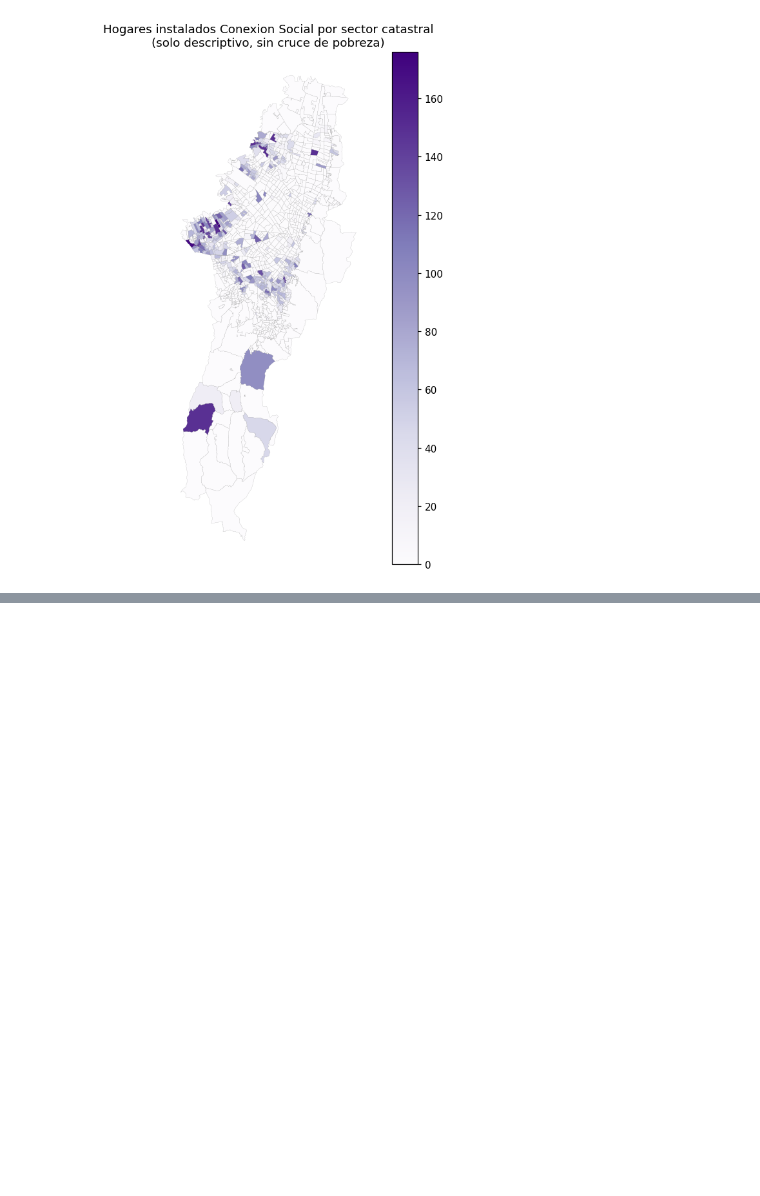
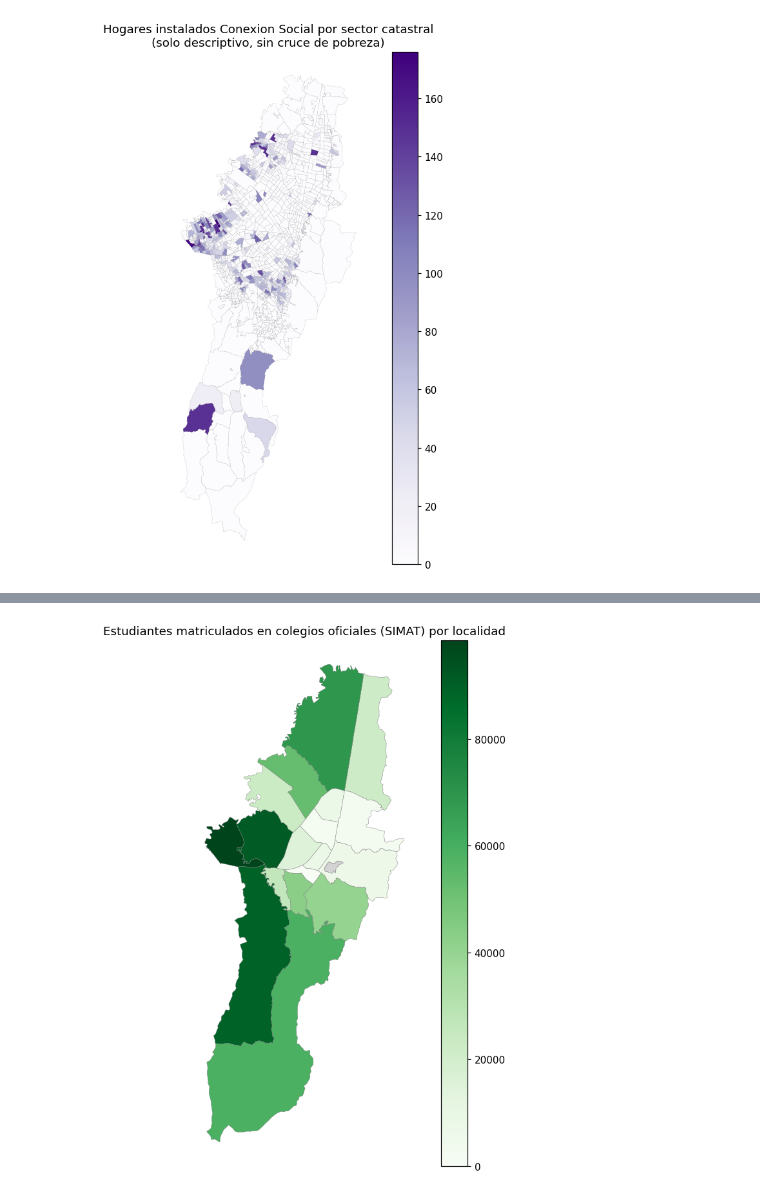
Before and after one commit to jestupinan5/DataJam---Conexi-n-Social-Integraci-n-Social, a Jupyter notebook: notebooks/01_analisis_espacial_conexion_social.ipynb, the cells around one changed output, grey strips where cells are left out. Saved outputs shown, nothing was run; the diff lists cells and outputs as text; code cells hidden in the pictures; blank space fills up the shorter version.

```diff
--- a/notebooks/01_analisis_espacial_conexion_social.ipynb
+++ b/notebooks/01_analisis_espacial_conexion_social.ipynb
@@ -613,0 +680,18 @@ Seccion pendiente de activar cuando se disponga del archivo SIMAT.
+# %%
+comparacion_localidad = cruce_localidad.merge(
+    estudiantes_localidad[["LOC_KEY", "estudiantes_oficiales"]], on="LOC_KEY", how="left"
+)
+comparacion_localidad["estudiantes_oficiales"] = comparacion_localidad["estudiantes_oficiales"].fillna(0)
+comparacion_localidad["cobertura_cs_por_1000_estudiantes"] = (
+    comparacion_localidad["hogares_cs"] / comparacion_localidad["estudiantes_oficiales"] * 1000
+).replace([np.inf, -np.inf], np.nan)
+
+comparacion_localidad.drop(columns="LOC_KEY").to_csv(
+    OUT_TABLES / "comparacion_ipm_cs_simat_localidad.csv", index=False
+)
+
+corr_ipm_simat = comparacion_localidad[["pct_pobreza_ipm", "estudiantes_oficiales"]].corr(method="spearman").iloc[0, 1]
+corr_cs_simat = comparacion_localidad[["hogares_cs", "estudiantes_oficiales"]].corr(method="spearman").iloc[0, 1]
+print(f"Correlacion de Spearman (pobreza IPM vs. estudiantes oficiales) por localidad: {corr_ipm_simat:.2f}")
+print(f"Correlacion de Spearman (hogares CS vs. estudiantes oficiales) por localidad: {corr_cs_simat:.2f}")
+comparacion_localidad.sort_values("estudiantes_oficiales", ascending=False)
@@ -613,0 +718,12 @@ Seccion pendiente de activar cuando se disponga del archivo SIMAT.
+# %%
+fig, ax = plt.subplots(figsize=(8, 8))
+mapa_simat = gdf_localidad_urbano.merge(comparacion_localidad, on="LOC_KEY", how="left")
+mapa_simat.plot(column="estudiantes_oficiales", cmap="Greens", legend=True, ax=ax,
+                 edgecolor="grey", linewidth=0.3, missing_kwds={"color": "lightgrey"})
+ax.set_title("Estudiantes matriculados en colegios oficiales (SIMAT) por localidad")
+ax.axis("off")
+fig.tight_layout()
+fig.savefig(OUT_FIGS / "mapa_estudiantes_simat_localidad.png", dpi=150)
+plt.show()
+# %% [output]
+[figure, added]
```
Also changed, not shown: parts of 20 cells of this notebook, 11 other files.
